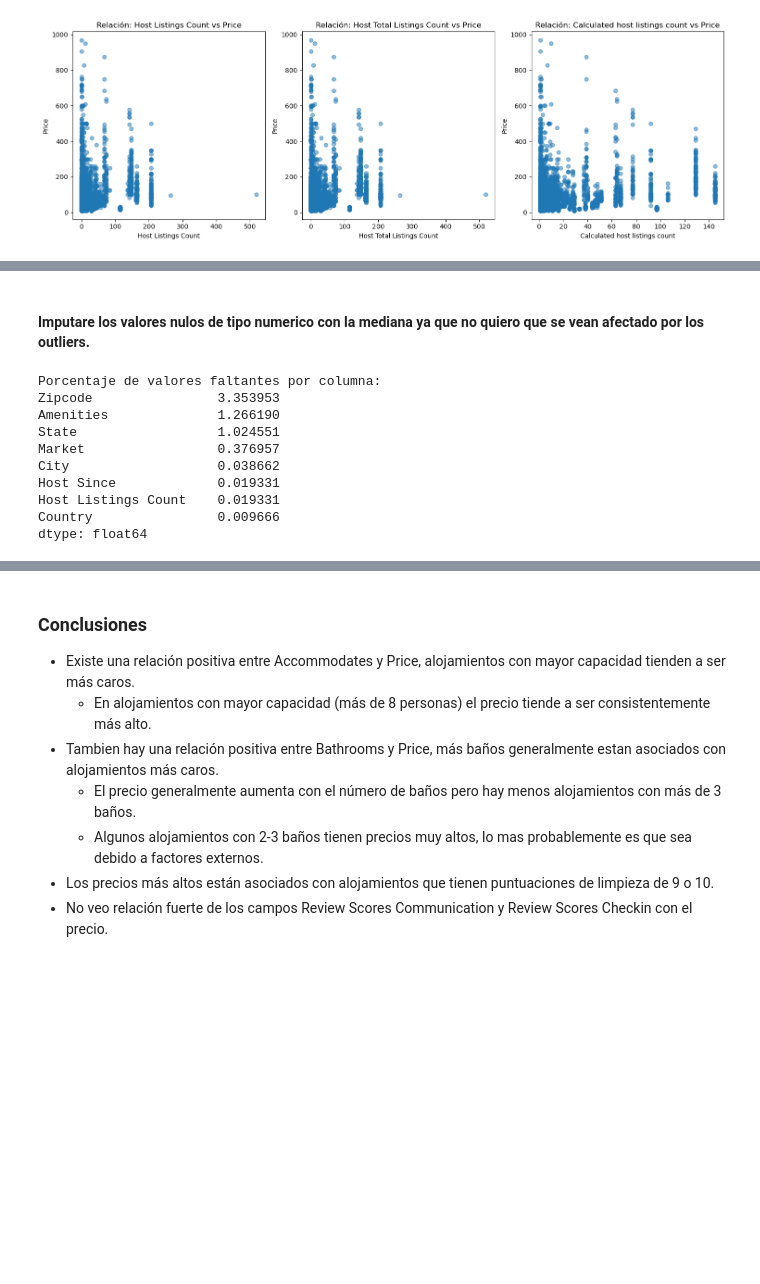
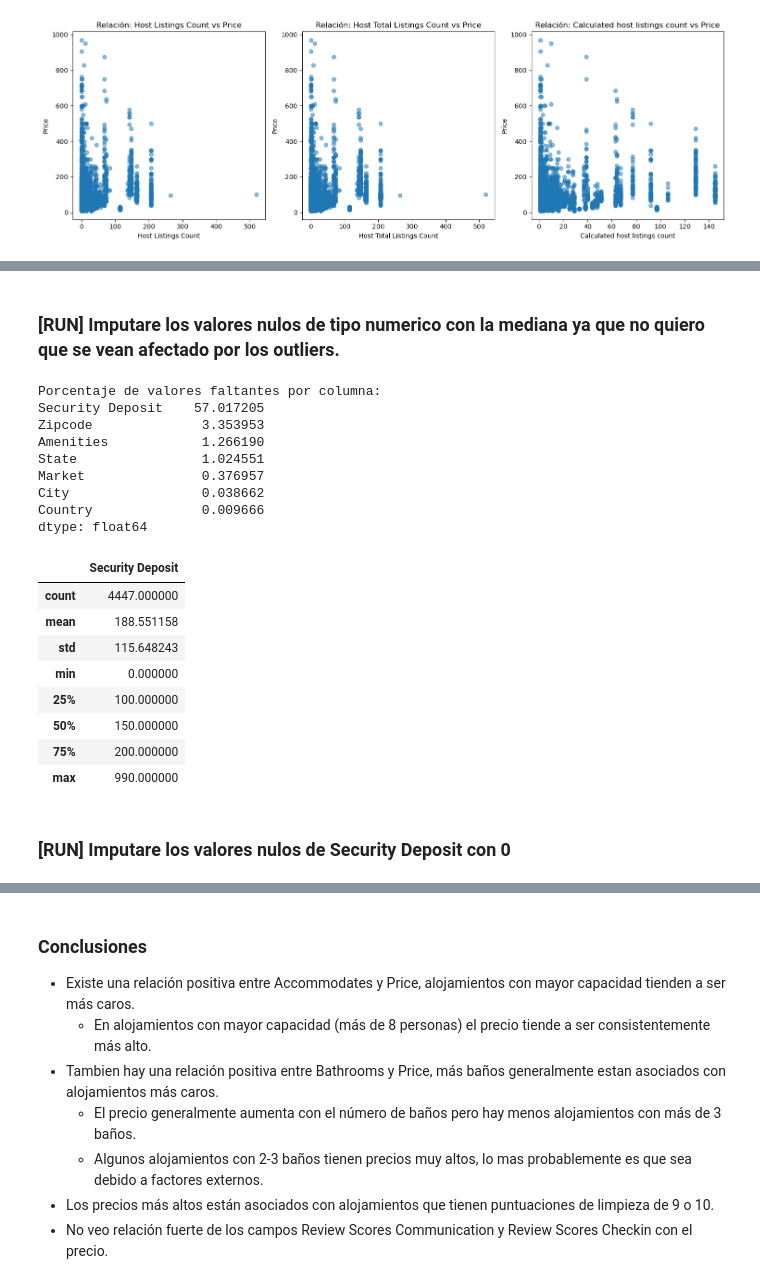
Before and after one commit to asimarra/Machine-Learning-101, a Jupyter notebook: Practica/Practica.ipynb, the cells around one changed output, grey strips where cells are left out. Drawn from its saved outputs; the diff is of its cells as text; code cells hidden in the pictures; blank space fills up the shorter version.

```diff
--- a/Practica/Practica.ipynb
+++ b/Practica/Practica.ipynb
@@ -149,11 +149,11 @@ print(correlations['Price'])
 
 # Visualizar relación con el precio
 plt.figure(figsize=(15, 5))
-for i, column in enumerate(['Host Listings Count', 'Host Total Listings Count', 'Calculated host listings count'], 1):
+for i, columna in enumerate(['Host Listings Count', 'Host Total Listings Count', 'Calculated host listings count'], 1):
     plt.subplot(1, 3, i)
-    plt.scatter(airbnb_train_data[column], airbnb_train_data['Price'], alpha=0.5)
-    plt.title(f'Relación: {column} vs Price')
-    plt.xlabel(column)
+    plt.scatter(airbnb_train_data[columna], airbnb_train_data['Price'], alpha=0.5)
+    plt.title(f'Relación: {columna} vs Price')
+    plt.xlabel(columna)
     plt.ylabel('Price')
 plt.tight_layout()
 plt.show()
@@ -175,6 +177,6 @@ Name: Price, dtype: float64
 # %%
 def eliminar_columnas_ronda_dos (dataset):
-    return dataset.drop(['Host Total Listings Count', 'Calculated host listings count'], axis=1)
+    return dataset.drop(['Host Total Listings Count', 'Host Listings Count'], axis=1)
 
 print(f'Cantidad de columnas antes de borrar: {airbnb_train_data.shape[1]}')
 airbnb_train_data = eliminar_columnas_ronda_dos(airbnb_train_data)
@@ -292,20 +315,35 @@ airbnb_train_data[['Bathrooms', 'Beds', 'Bedrooms']].describe()
 # %% [markdown]
-#### Imputare los valores nulos de tipo numerico con la mediana ya que no quiero que se vean afectado por los outliers.
+### [RUN] Imputare los valores nulos de tipo numerico con la mediana ya que no quiero que se vean afectado por los outliers.
 # %%
-numerical_columns = ['Bathrooms', 'Beds', 'Bedrooms', 'Price', 'Cleaning Fee', 'Review Scores Rating', 'Review Scores Accuracy', 'Review Scores Cleanliness', 'Review Scores Checkin', 'Review Scores Communication', 'Review Scores Location', 'Review Scores Value', 'Reviews per Month']
+columnas_numericas = ['Bathrooms', 'Beds', 'Bedrooms', 'Price', 'Cleaning Fee', 'Review Scores Rating', 'Review Scores Accuracy',
+                     'Review Scores Cleanliness', 'Review Scores Checkin', 'Review Scores Communication', 'Review Scores Location',
+                     'Review Scores Value', 'Reviews per Month', 'Calculated host listings count']
 
-for column in numerical_columns:
-    airbnb_train_data[column] = airbnb_train_data[column].fillna(airbnb_train_data[column].median())
+for columna in columnas_numericas:
+    airbnb_train_data[columna] = airbnb_train_data[columna].fillna(airbnb_train_data[columna].median())
 
 mostrar_porcentaje_valores_faltantes(airbnb_train_data)
 # %% [output]
 Porcentaje de valores faltantes por columna:
-Zipcode                3.353953
-Amenities              1.266190
-State                  1.024551
-Market                 0.376957
-City                   0.038662
-Host Since             0.019331
-Host Listings Count    0.019331
-Country                0.009666
+Security Deposit    57.017205
+Zipcode              3.353953
+Amenities            1.266190
+State                1.024551
+Market               0.376957
+City                 0.038662
+Country              0.009666
 dtype: float64
+# %%
+airbnb_train_data[['Security Deposit']].describe()
+# %% [output]
+|  | Security Deposit |
+| count | 4447.000000 |
+| mean | 188.551158 |
+| std | 115.648243 |
+| min | 0.000000 |
+| 25% | 100.000000 |
+| 50% | 150.000000 |
+| 75% | 200.000000 |
+| max | 990.000000 |
+# %% [markdown]
+### [RUN] Imputare los valores nulos de Security Deposit con 0
```
Also changed, not shown: parts of 33 cells of this notebook, 3 other files.
